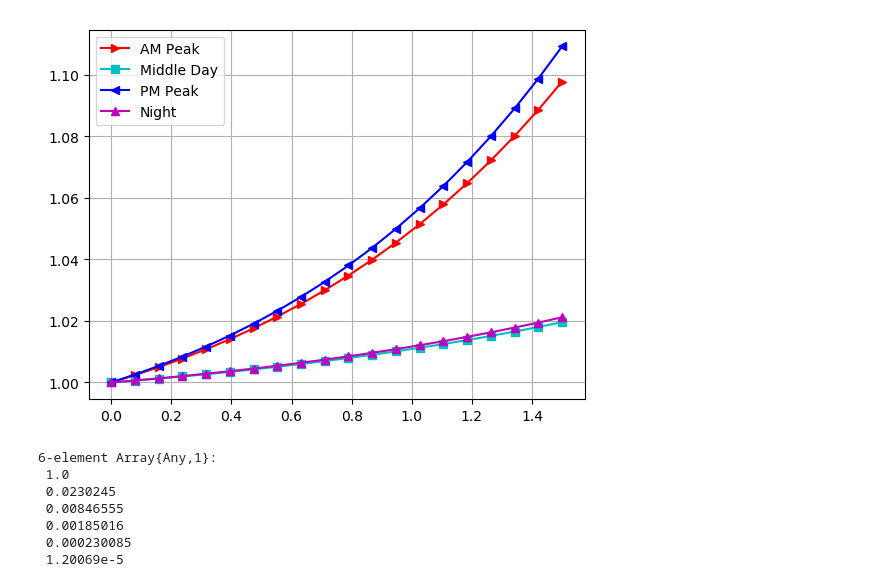
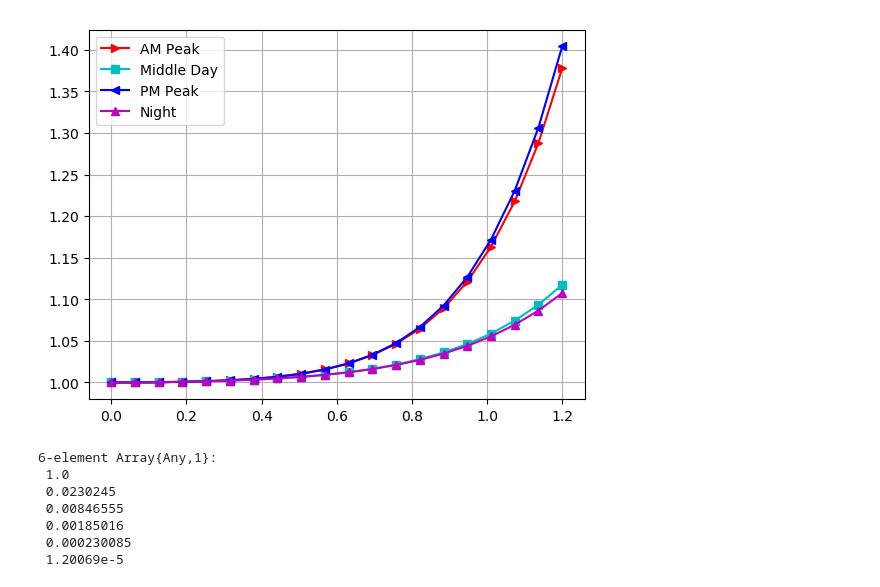
Before and after one commit to salomonw/Price_of_Anarchy_for_Transportation_Networks, a Jupyter notebook: 03. Plot_comparison_results_Apr.ipynb, the cells around one changed output. Drawn from its saved outputs; the diff is of its cells as text; code cells hidden in the pictures.

```diff
--- a/03. Plot_comparison_results_Apr.ipynb
+++ b/03. Plot_comparison_results_Apr.ipynb
@@ -11,7 +11,7 @@ files_ID = parameters_julia.files_ID
 month_w = parameters_julia.month_w
 year = parameters_julia.year
 instances = parameters_julia.instances_ID
-key = "(6, 2.5, 1000.0, 2)"
+key = "(8, 0.5, 1.0, 2)"
 
 
 cross_validation_best_key_Apr_AM = key
@@ -46,41 +46,41 @@ coeffs_best_Apr_NT = coeffs_dict_Apr_NT[cross_validation_best_key_Apr_NT]
 using PyPlot
 
 
-xs = linspace(0, 1.5, 20)
+xs = linspace(0, 1.2, 20)
 
 #true_coeffs = [1, 0, 0, 0, .15]
 #ys_true = map(x->polyEval(true_coeffs, x), xs)
 #plot(xs, ys_true, "k", label="True")
 
 ys_Apr_AM = map(x->polyEval(coeffs_best_Apr_AM, x), xs)
 ys_Apr_MD = map(x->polyEval(coeffs_best_Apr_MD, x), xs)
 ys_Apr_PM = map(x->polyEval(coeffs_best_Apr_PM, x), xs)
 ys_Apr_NT = map(x->polyEval(coeffs_best_Apr_NT, x), xs)
 #ys_Apr_weekend = map(x->polyEval(coeffs_best_Apr_weekend, x), xs)
 
 plot(xs, ys_Apr_AM, ">-r", label="AM Peak", linewidth=1.5)
 plot(xs, ys_Apr_MD, "s-c", label="Middle Day", linewidth=1.5)
 plot(xs, ys_Apr_PM, "<-b", label="PM Peak", linewidth=1.5)
 plot(xs, ys_Apr_NT, "^-m", label="Night", linewidth=1.5)
 #plot(xs, ys_Apr_weekend, "v-g", label="Weekend", linewidth=1.5)
 
 legend(loc="upper left")
 
 grid("on")
 #=
 xlim(-0.1, 1.25);
 ylim(0.98, 1.5);
 
 font1 = ["family"=>"serif",
     "color"=>"black",
     "weight"=>"normal",
     "size"=>12]
 xlabel("Scaled Flow", fontdict=font1)
 ylabel("Scaled Cost", fontdict=font1)
 =#
 savefig(out_dir * "fitting_comparison_"* month_w * ".pdf")
 # %% [output]
-[figure, old version]
+[figure, new version]
 # %%
 coeffs_best_Apr_PM
 # %% [output]
```
Also changed, not shown: 11 other files.
